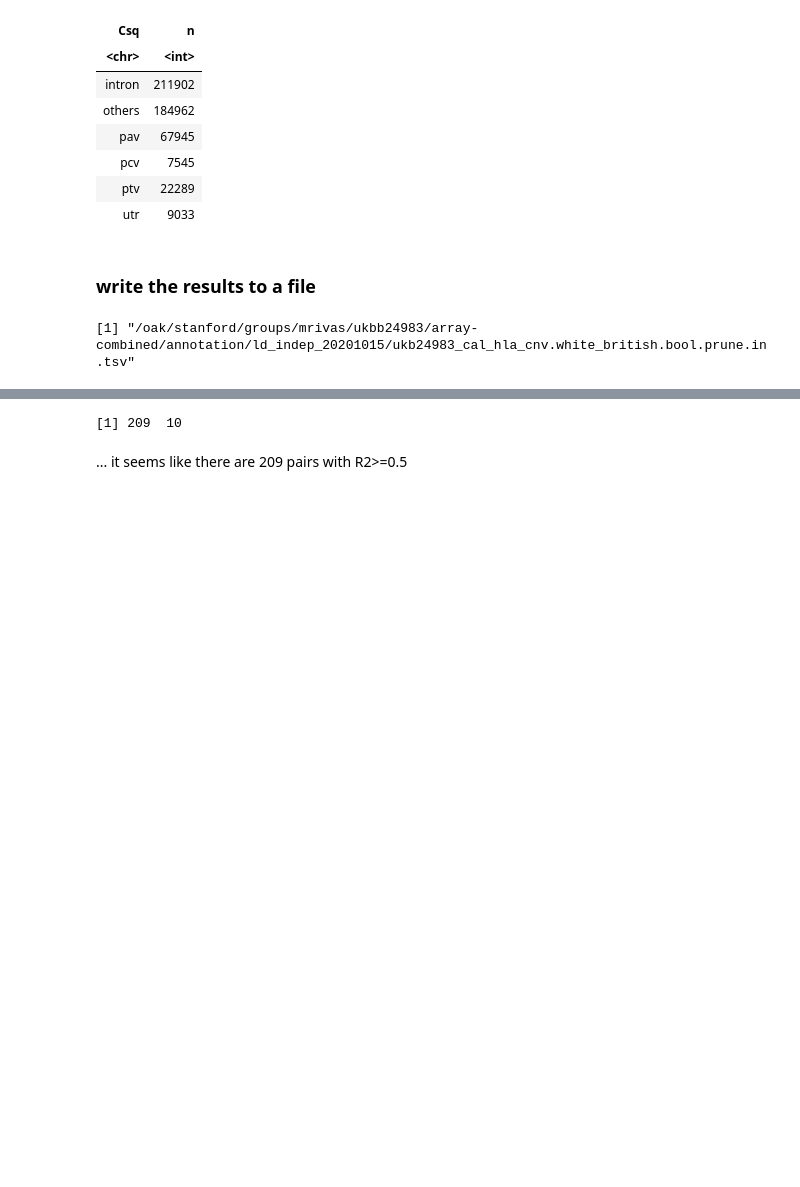
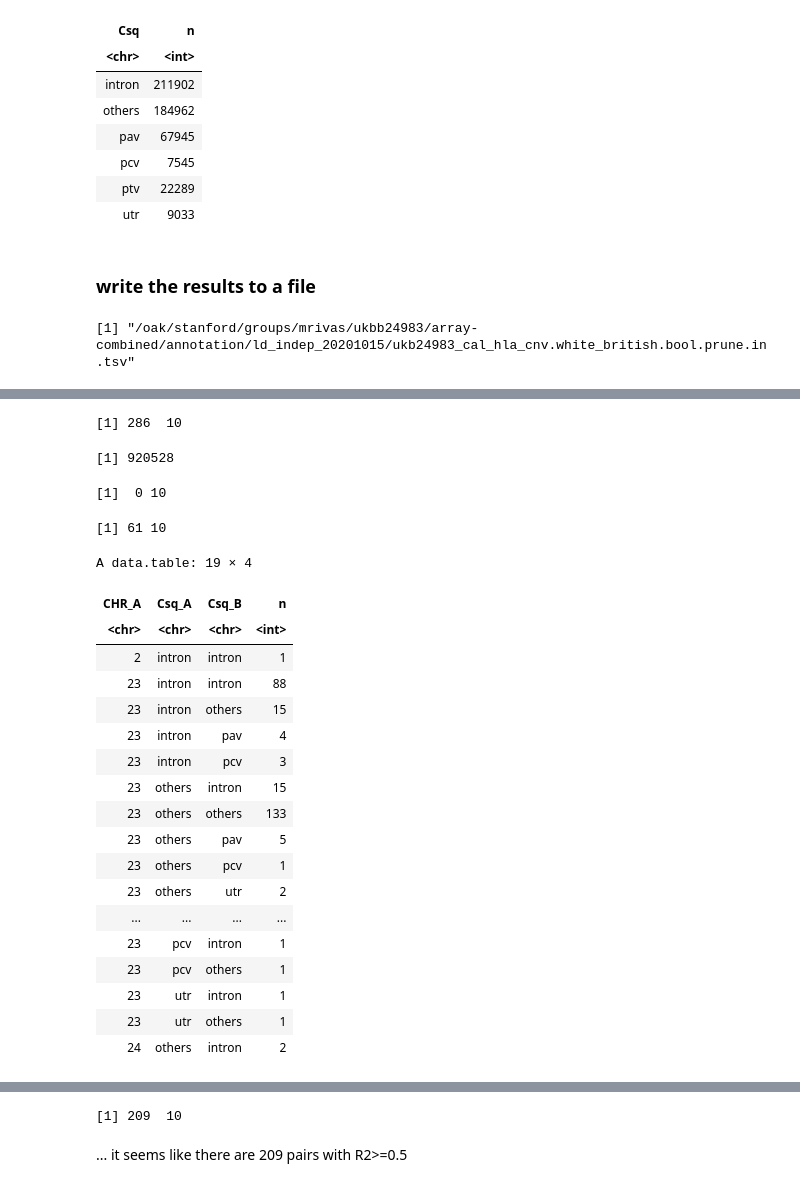
Before and after one commit to rivas-lab/ukbb-tools, a Jupyter notebook: 17_annotation/20201012_array-combined/6c_LD_indep_check.ipynb, the cells around one changed output, grey strips where cells are left out. Drawn from its saved outputs; the diff is of its cells as text; code cells hidden in the pictures; blank space fills up the shorter version.

```diff
--- a/17_annotation/20201012_array-combined/6c_LD_indep_check.ipynb
+++ b/17_annotation/20201012_array-combined/6c_LD_indep_check.ipynb
@@ -55,0 +86,38 @@ ld_bool_out_f
+# %%
+prune_QCed_check_df %>% dim()
+# %% [output]
+[1] 286  10
+# %%
+prune_QCed_check_df$dist %>% max()
+# %% [output]
+[1] 920528
+# %%
+prune_QCed_check_df %>% filter(CHR_A != CHR_B) %>% dim()
+# %% [output]
+[1]  0 10
+# %%
+prune_QCed_check_df %>% filter(Csq_A != Csq_B) %>% dim()
+# %% [output]
+[1] 61 10
+# %%
+prune_QCed_check_df %>% count(CHR_A, Csq_A, Csq_B)
+# %% [output]
+A data.table: 19 × 4
+| CHR_A | Csq_A | Csq_B | n |
+| <chr> | <chr> | <chr> | <int> |
+| 2 | intron | intron | 1 |
+| 23 | intron | intron | 88 |
+| 23 | intron | others | 15 |
+| 23 | intron | pav | 4 |
+| 23 | intron | pcv | 3 |
+| 23 | others | intron | 15 |
+| 23 | others | others | 133 |
+| 23 | others | pav | 5 |
+| 23 | others | pcv | 1 |
+| 23 | others | utr | 2 |
+| ... | ... | ... | ... |
+| 23 | pcv | intron | 1 |
+| 23 | pcv | others | 1 |
+| 23 | utr | intron | 1 |
+| 23 | utr | others | 1 |
+| 24 | others | intron | 2 |
```
Also changed, not shown: parts of 9 cells of this notebook, 3 other files.
